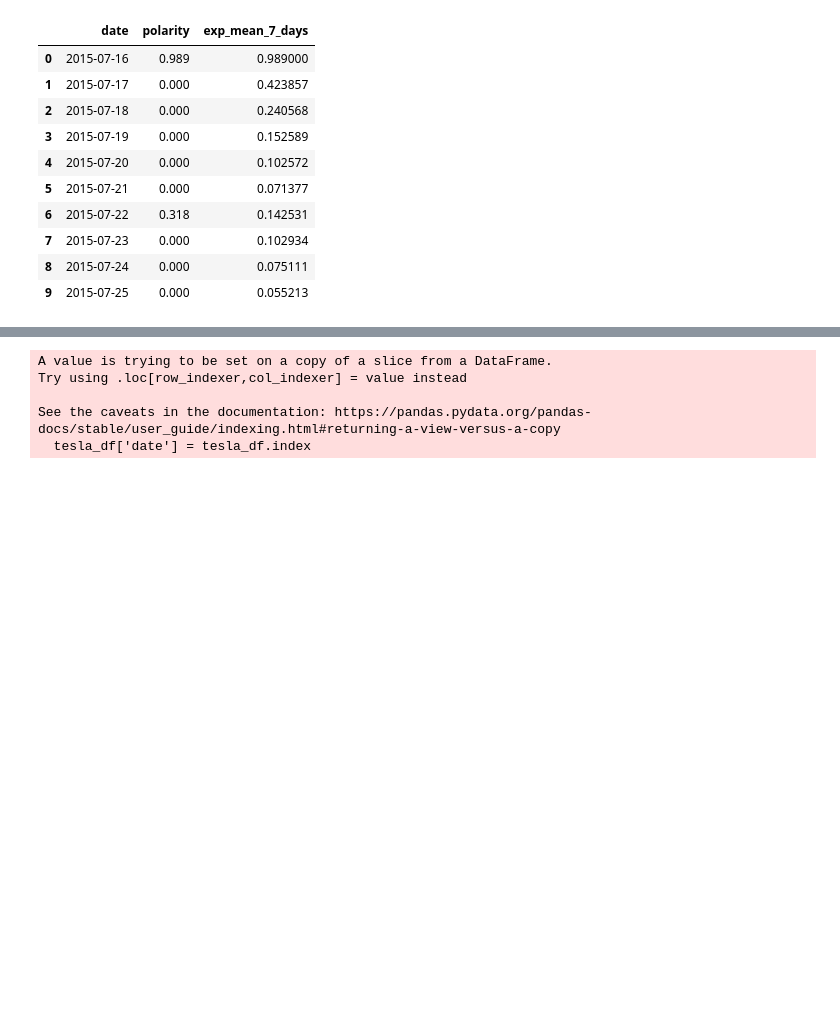
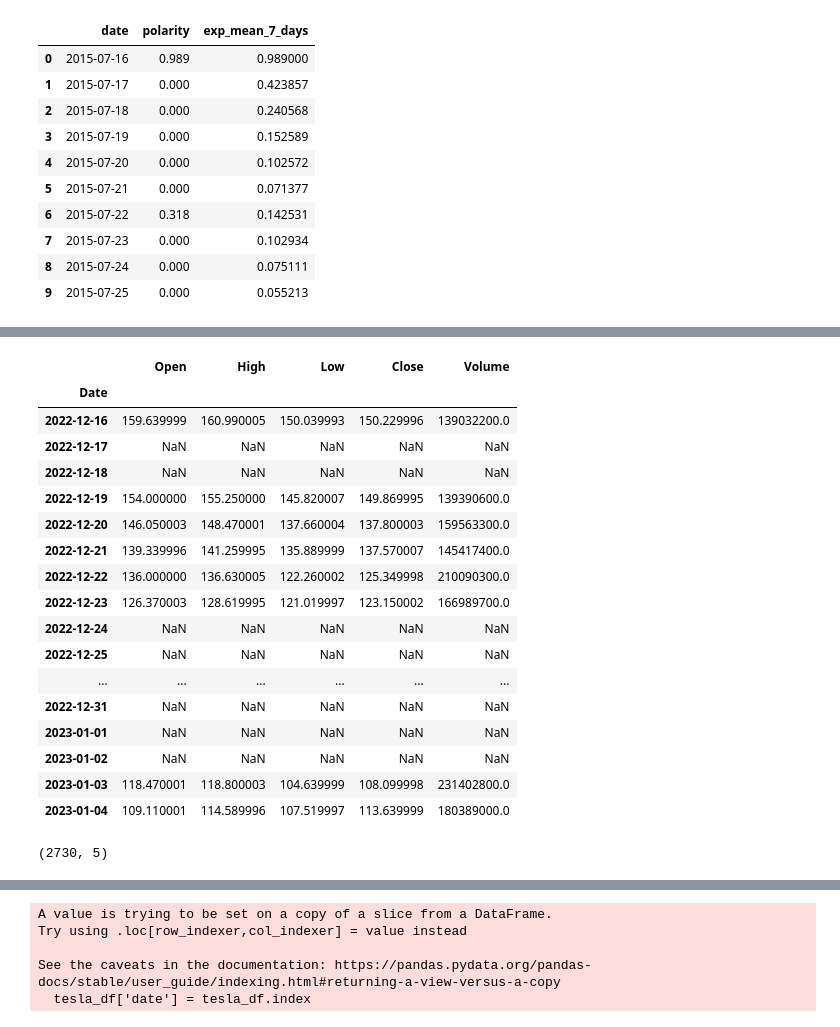
Before and after one commit to ludvigdoeser/scalableMLproject, a Jupyter notebook: News.ipynb, the cells around one changed output, grey strips where cells are left out. Saved outputs shown, nothing was run; the diff lists cells and outputs as text; code cells hidden in the pictures; blank space fills up the shorter version.

```diff
--- a/News.ipynb
+++ b/News.ipynb
@@ -906,6 +734,7 @@ def extract_business_day(start_date = '2015-07-16',end_date = '2023-01-04'):
 # %%
 # Get a boolean array of all business days
-is_open = extract_business_day()
+isBusinessDay, is_open = extract_business_day(start_date='2015-07-16',end_date = '2023-01-04')
+print(np.shape(is_open))
 
 # Invert the mask to be able to drop all non-buisiness days
 is_open = [not i for i in is_open]
@@ -948,0 +779,41 @@ tesla_df.tail(n=10)
+# %%
+# Create an array of all dates in the specified period
+start_date='2015-07-16'
+end_date = '2023-01-04'
+start_date = datetime.datetime.strptime(start_date,"%Y-%m-%d")
+end_date = datetime.datetime.strptime(end_date,"%Y-%m-%d")
+
+all_dates = np.array([start_date + datetime.timedelta(days=i) for i in range((end_date - start_date).days + 1)])
+
+all_dates = [d.strftime('%Y-%m-%d') for d in all_dates]
+
+# Use setdiff1d() to find the non-business days
+non_business_days = np.setdiff1d(all_dates, isBusinessDay)
+# %%
+for d in non_business_days:
+    tesla_df.loc[d,:] = [np.nan,np.nan,np.nan,np.nan,np.nan]
+tesla_df = tesla_df.sort_index()
+tesla_df.tail(n=20)
+# %% [output]
+|  | Open | High | Low | Close | Volume |
+| Date |  |  |  |  |  |
+| 2022-12-16 | 159.639999 | 160.990005 | 150.039993 | 150.229996 | 139032200.0 |
+| 2022-12-17 | NaN | NaN | NaN | NaN | NaN |
+| 2022-12-18 | NaN | NaN | NaN | NaN | NaN |
+| 2022-12-19 | 154.000000 | 155.250000 | 145.820007 | 149.869995 | 139390600.0 |
+| 2022-12-20 | 146.050003 | 148.470001 | 137.660004 | 137.800003 | 159563300.0 |
+| 2022-12-21 | 139.339996 | 141.259995 | 135.889999 | 137.570007 | 145417400.0 |
+| 2022-12-22 | 136.000000 | 136.630005 | 122.260002 | 125.349998 | 210090300.0 |
+| 2022-12-23 | 126.370003 | 128.619995 | 121.019997 | 123.150002 | 166989700.0 |
+| 2022-12-24 | NaN | NaN | NaN | NaN | NaN |
+| 2022-12-25 | NaN | NaN | NaN | NaN | NaN |
+| ... | ... | ... | ... | ... | ... |
+| 2022-12-31 | NaN | NaN | NaN | NaN | NaN |
+| 2023-01-01 | NaN | NaN | NaN | NaN | NaN |
+| 2023-01-02 | NaN | NaN | NaN | NaN | NaN |
+| 2023-01-03 | 118.470001 | 118.800003 | 104.639999 | 108.099998 | 231402800.0 |
+| 2023-01-04 | 109.110001 | 114.589996 | 107.519997 | 113.639999 | 180389000.0 |
+# %%
+print(tesla_df.shape)
+# %% [output]
+(2730, 5)
```
Also changed, not shown: parts of 31 cells of this notebook, 5 other files.
